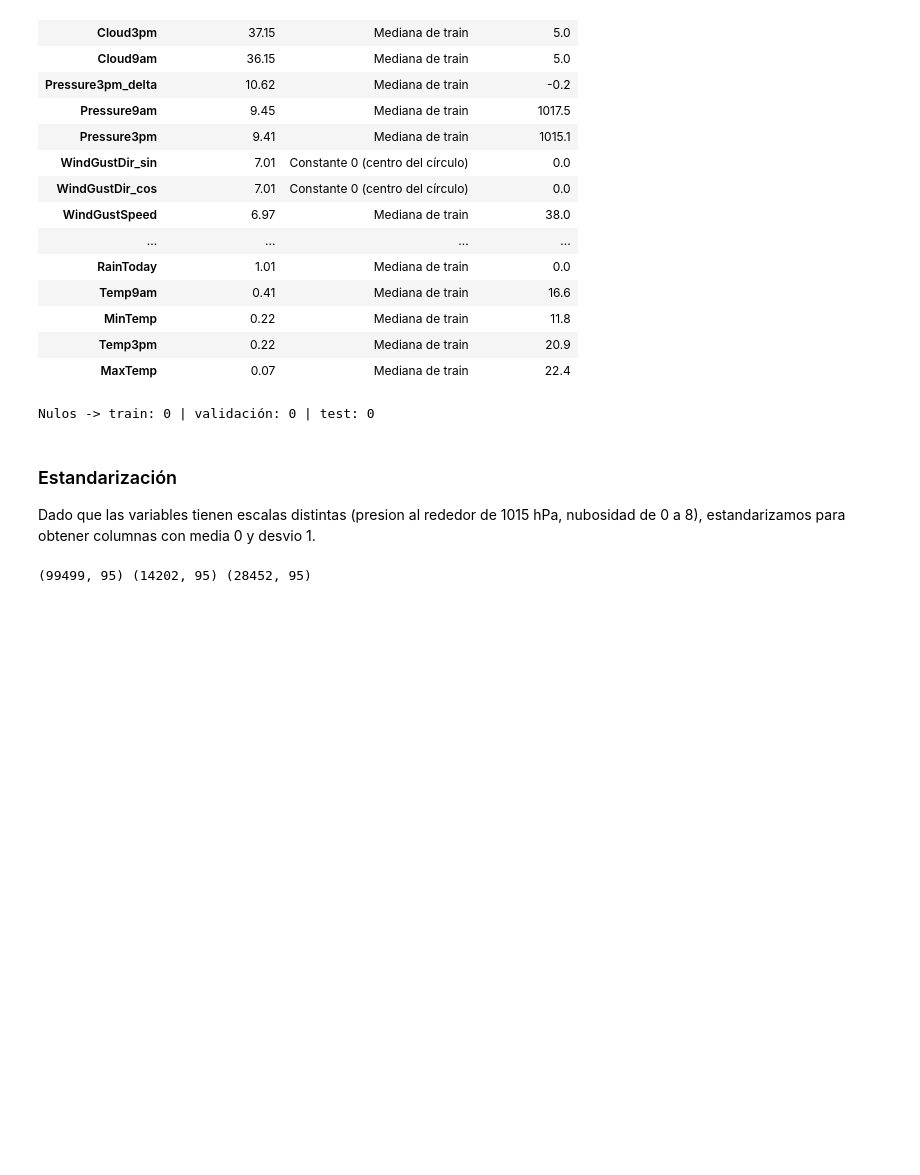
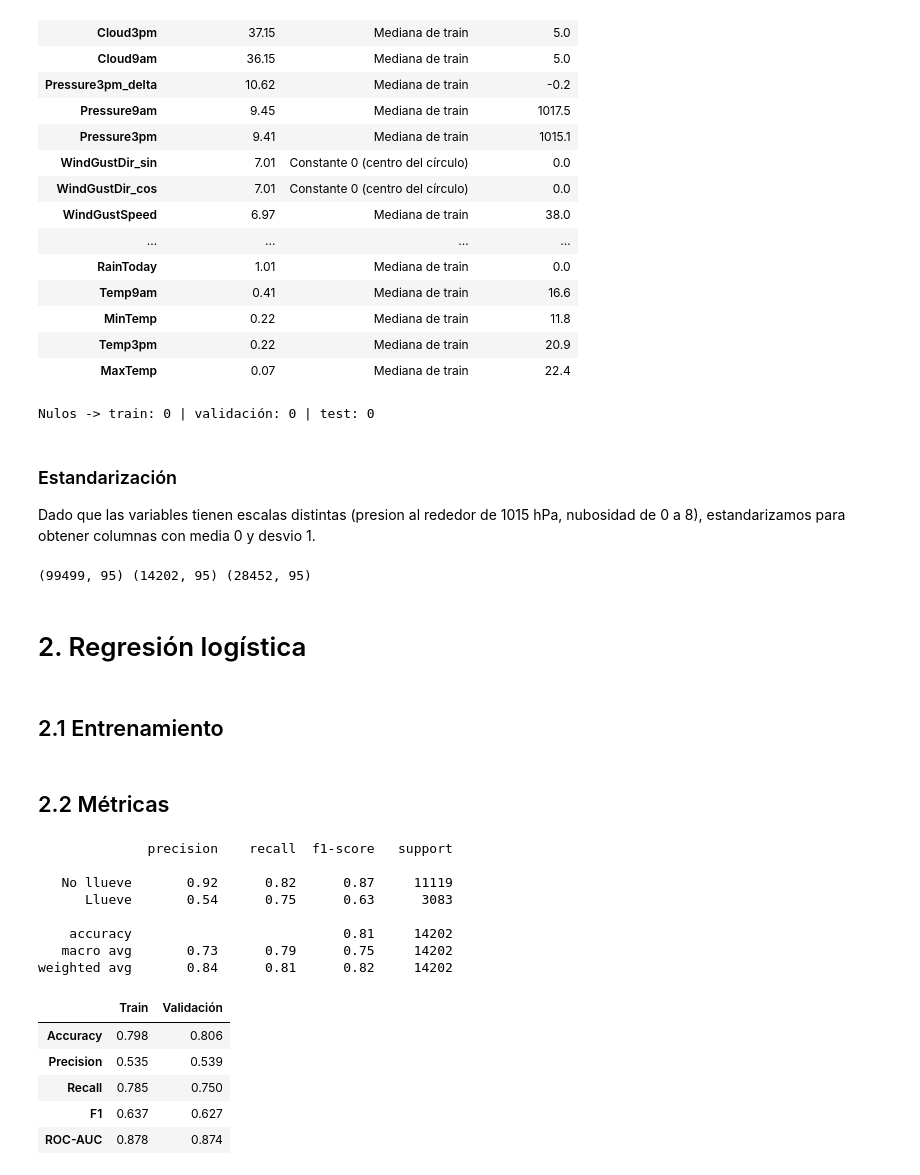
Before and after one commit to federicomarias/AA1-TUIA-Arias-Bousono, a Jupyter notebook: TP-clasificacion-AA1.ipynb, the cells around one changed output. Drawn from its saved outputs; the diff is of its cells as text; code cells hidden in the pictures; blank space fills up the shorter version.

```diff
--- a/TP-clasificacion-AA1.ipynb
+++ b/TP-clasificacion-AA1.ipynb
@@ -593,3 +598,7 @@ X_test_scaled = pd.DataFrame(scaler.transform(X_test), columns=X_test.columns, i
 print(X_train_scaled.shape, X_val_scaled.shape, X_test_scaled.shape)
 # %% [output]
 (99499, 95) (14202, 95) (28452, 95)
+# %% [markdown]
+# 2. Regresión logística
+# %% [markdown]
+## 2.1 Entrenamiento
@@ -595,0 +614,32 @@ print(X_train_scaled.shape, X_val_scaled.shape, X_test_scaled.shape)
+# %% [markdown]
+## 2.2 Métricas
+# %%
+# precision, recall y F1 para "No llueve" y "Llueve"
+print(classification_report(y_val, y_pred_val, target_names=['No llueve', 'Llueve']))
+
+# Comparación entre train y validación para evaluar el fitting
+def calcular_metricas(y_real, prob, umbral=0.5):
+    pred = (prob >= umbral).astype(int)
+    return {'Accuracy': accuracy_score(y_real, pred),
+            'Precision': precision_score(y_real, pred),
+            'Recall': recall_score(y_real, pred),
+            'F1': f1_score(y_real, pred),
+            'ROC-AUC': roc_auc_score(y_real, prob)}
+
+pd.DataFrame({'Train': calcular_metricas(y_train, prob_train),
+              'Validación': calcular_metricas(y_val, prob_val)}).round(3)
+# %% [output]
+              precision    recall  f1-score   support
+
+   No llueve       0.92      0.82      0.87     11119
+      Llueve       0.54      0.75      0.63      3083
+
+    accuracy                           0.81     14202
+   macro avg       0.73      0.79      0.75     14202
+weighted avg       0.84      0.81      0.82     14202
+|  | Train | Validación |
+| Accuracy | 0.798 | 0.806 |
+| Precision | 0.535 | 0.539 |
+| Recall | 0.785 | 0.750 |
+| F1 | 0.637 | 0.627 |
+| ROC-AUC | 0.878 | 0.874 |
```
Also changed, not shown: parts of 7 cells of this notebook.
